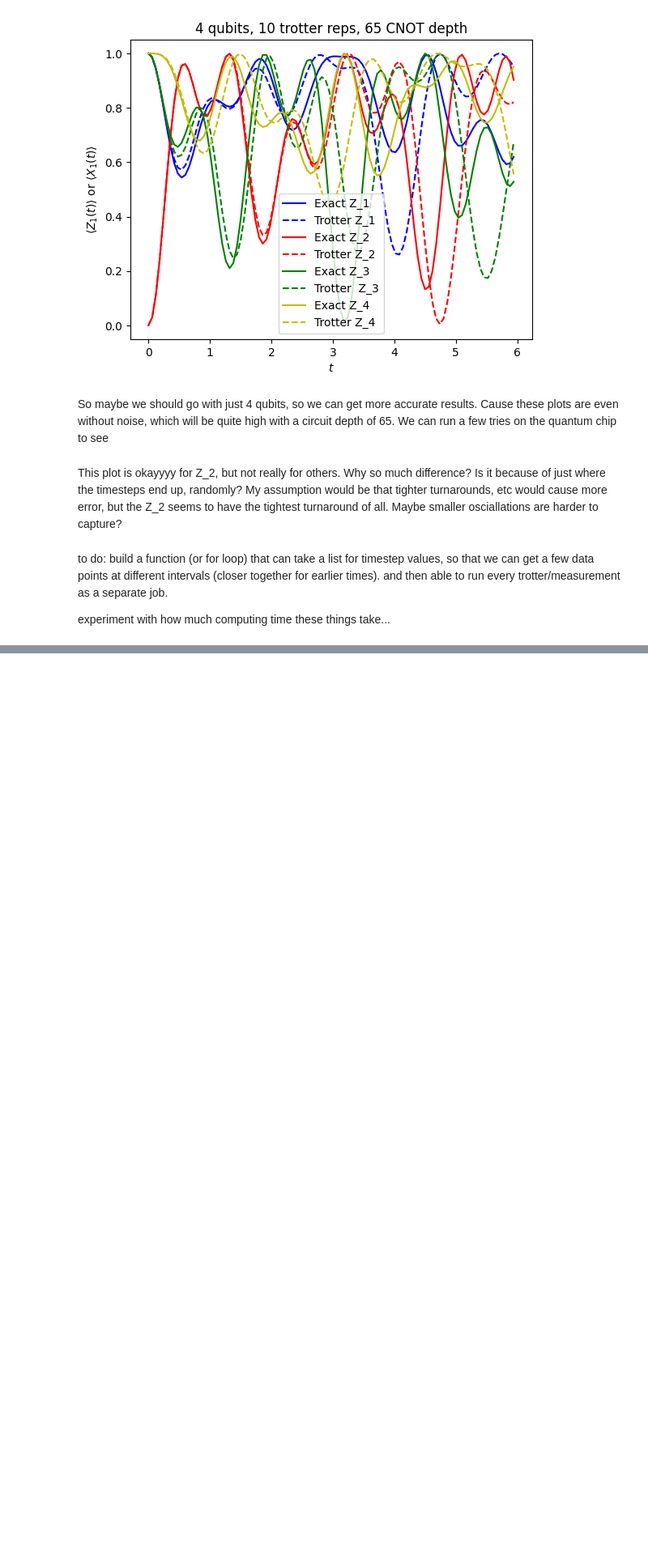
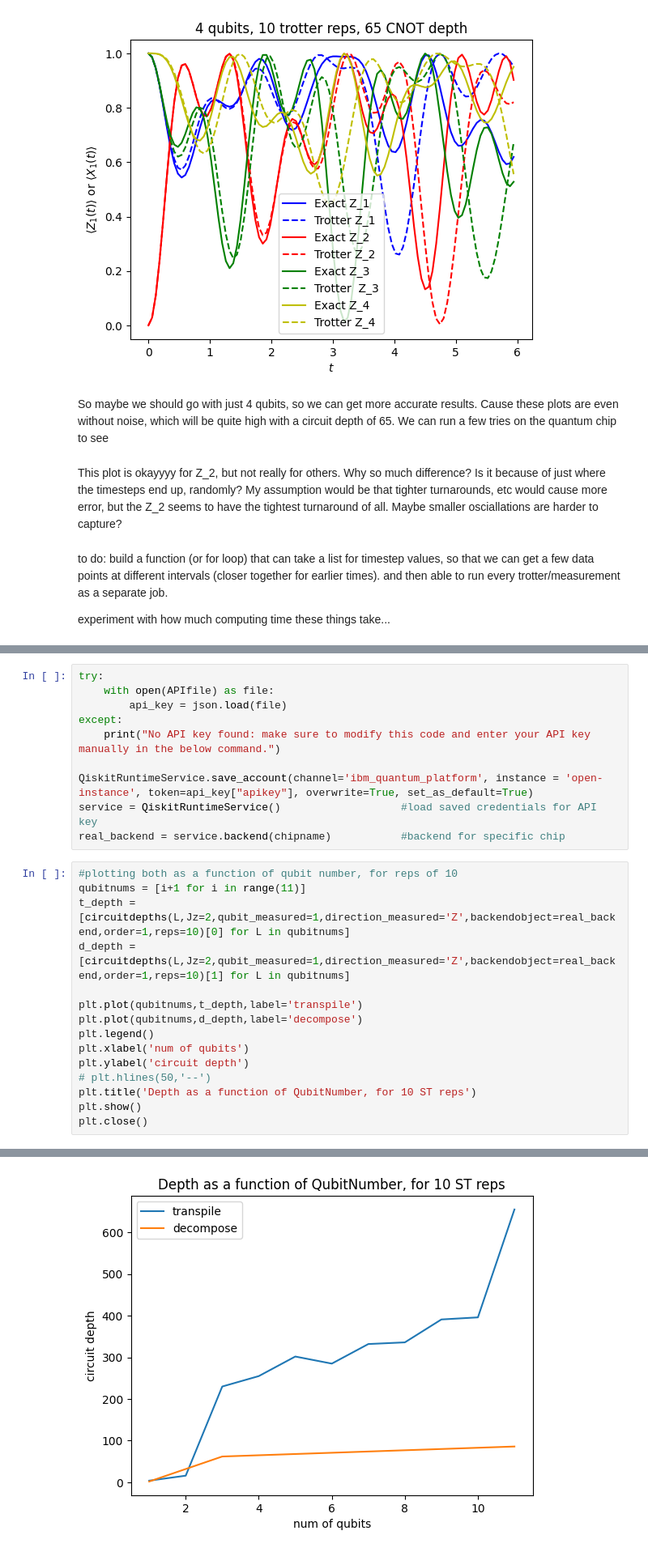
Before and after one commit to laramt04/Time-Evolution-QC-Project, a Jupyter notebook: KyranCNOTdepth.ipynb, the cells around one changed output, grey strips where cells are left out. Shown at 81% size. Drawn from its saved outputs; the diff is of its cells as text; blank space fills up the shorter version.

```diff
--- a/KyranCNOTdepth.ipynb
+++ b/KyranCNOTdepth.ipynb
@@ -328,0 +464,26 @@ experiment with how much computing time these things take...
+# %%
+try:
+    with open(APIfile) as file:
+        api_key = json.load(file)
+except:
+    print("No API key found: make sure to modify this code and enter your API key manually in the below command.")
+
+QiskitRuntimeService.save_account(channel='ibm_quantum_platform', instance = 'open-instance', token=api_key["apikey"], overwrite=True, set_as_default=True)
+service = QiskitRuntimeService()                   #load saved credentials for API key
+real_backend = service.backend(chipname)           #backend for specific chip
+# %%
+#plotting both as a function of qubit number, for reps of 10
+qubitnums = [i+1 for i in range(11)]
+t_depth = [circuitdepths(L,Jz=2,qubit_measured=1,direction_measured='Z',backendobject=real_backend,order=1,reps=10)[0] for L in qubitnums]
+d_depth = [circuitdepths(L,Jz=2,qubit_measured=1,direction_measured='Z',backendobject=real_backend,order=1,reps=10)[1] for L in qubitnums]
+
+plt.plot(qubitnums,t_depth,label='transpile')
+plt.plot(qubitnums,d_depth,label='decompose')
+plt.legend()
+plt.xlabel('num of qubits')
+plt.ylabel('circuit depth')
+# plt.hlines(50,'--')
+plt.title('Depth as a function of QubitNumber, for 10 ST reps')
+plt.show()
+plt.close()
+# %% [output]
@@ -328,0 +507 @@ experiment with how much computing time these things take...
+[figure, added]
```
Also changed, not shown: parts of 21 cells of this notebook, 1 other file.
